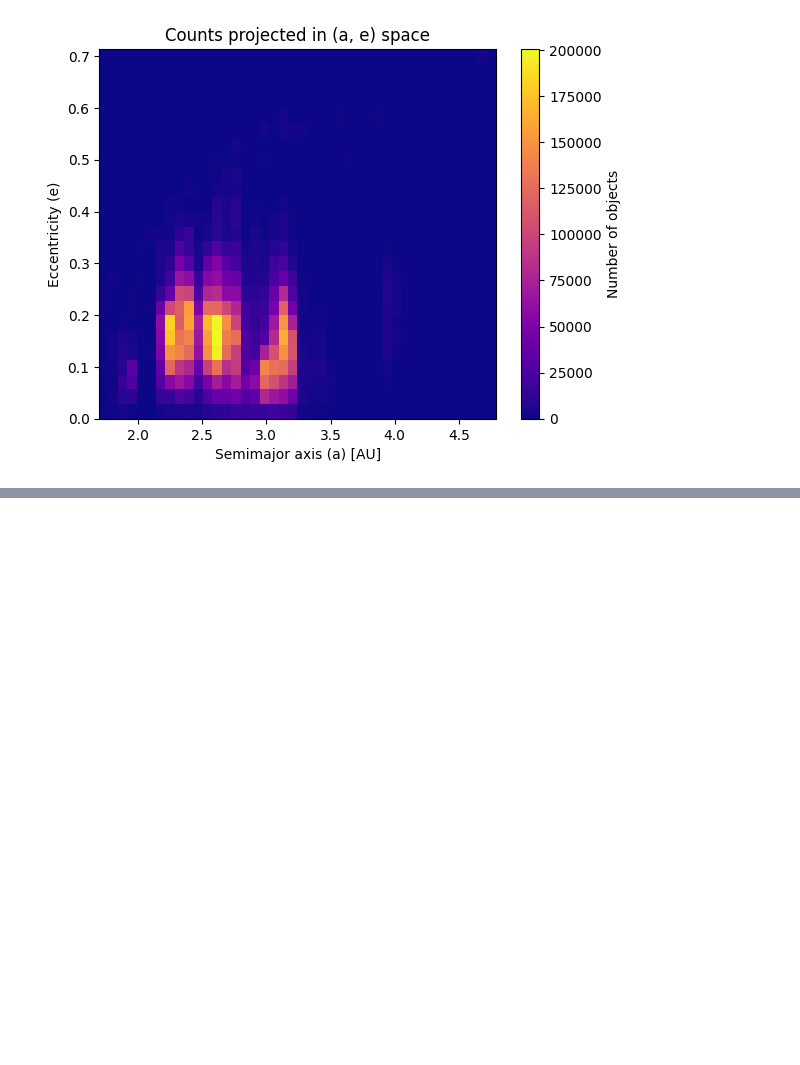
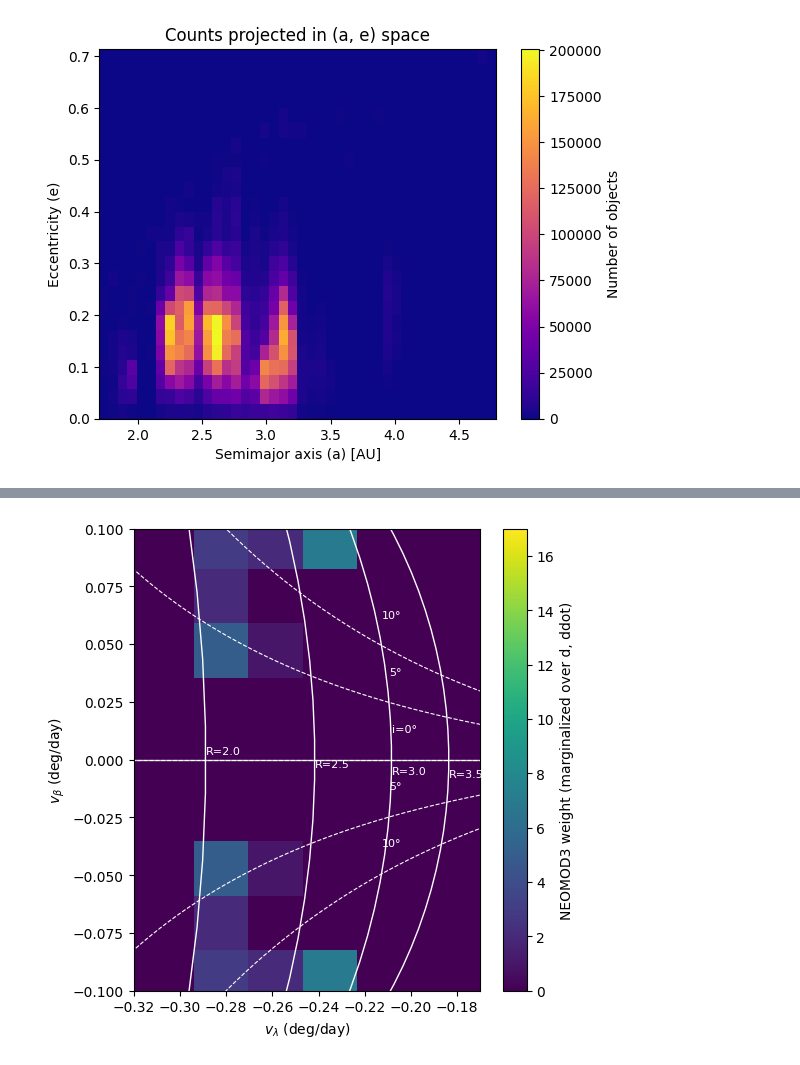
Before and after one commit to devanshi-s04/neomod, a Jupyter notebook: S3M.ipynb, the cells around one changed output, grey strips where cells are left out. Cells and saved outputs as stored; diff of their text form; code cells hidden in the pictures; blank space fills up the shorter version.

```diff
--- a/S3M.ipynb
+++ b/S3M.ipynb
@@ -321,0 +350,4 @@ np.float64(11107420.0)
+# %%
+# setting value for phi = 0, beta = 0
+phi_deg = 0.0 # on the opposition
+beta_deg = 0.0 # on the ecliptic
@@ -321,0 +395,40 @@ np.float64(11107420.0)
+# %%
+R_list = [2.0, 2.5, 3.0, 3.5]
+i_pos = i_center[(i_center >= 0.0) & (i_center <= 40.0)]  # same i-range as neomod3
+i_vals_for_R = np.concatenate((-i_pos[::-1], i_pos))
+R_lines = []  # [vlam_arr, vbet_arr, R]
+for R in R_list:
+    vlam_arr = []
+    vbet_arr = []
+    for i_deg in i_vals_for_R:
+        vlam, vbet = prediction_vlam_vbet(R, i_deg, phi_deg, beta_deg)
+        vlam_arr.append(vlam)
+        vbet_arr.append(vbet)
+    R_lines.append((np.array(vlam_arr), np.array(vbet_arr), R))
+# %%
+plt.figure(figsize=(6.0, 6.0))
+im = plt.imshow(K, origin="lower", extent=extent, cmap="viridis", aspect="equal")
+plt.colorbar(label="NEOMOD3 weight (marginalized over d, ddot)")
+plt.axhline(0, color="0.8", lw=1)
+plt.axvline(0, color="0.8", lw=1)
+plt.xlabel(r"$v_\lambda$ (deg/day)")
+plt.ylabel(r"$v_\beta$ (deg/day)")
+plt.xlim(-0.32, -0.17)
+plt.ylim(-0.1, 0.1)
+
+# solid lines for R
+for vlam_arr, vbet_arr, R in R_lines:
+    plt.plot(vlam_arr, vbet_arr, color="white", lw=1.0)
+    idx = len(vlam_arr) // 2
+    plt.text(vlam_arr[idx], vbet_arr[idx] - 0.012,  # a bit below the line
+             f"R={R:.1f}", color="white", fontsize=8)
+
+# dashed lines for i
+for vlam_arr, vbet_arr, i_deg in i_lines:
+    plt.plot(vlam_arr, vbet_arr, color="white", lw=0.8, ls="--")
+    idx = len(vlam_arr) // 2
+    plt.text(vlam_arr[idx], vbet_arr[idx] + 0.012,
+             f"{abs(i_deg):.0f}°" if i_deg != 0 else "i=0°",
+             color="white", fontsize=8)
+# %% [output]
+[figure, added]
```
Also changed, not shown: parts of 10 cells of this notebook, 44 other files.
